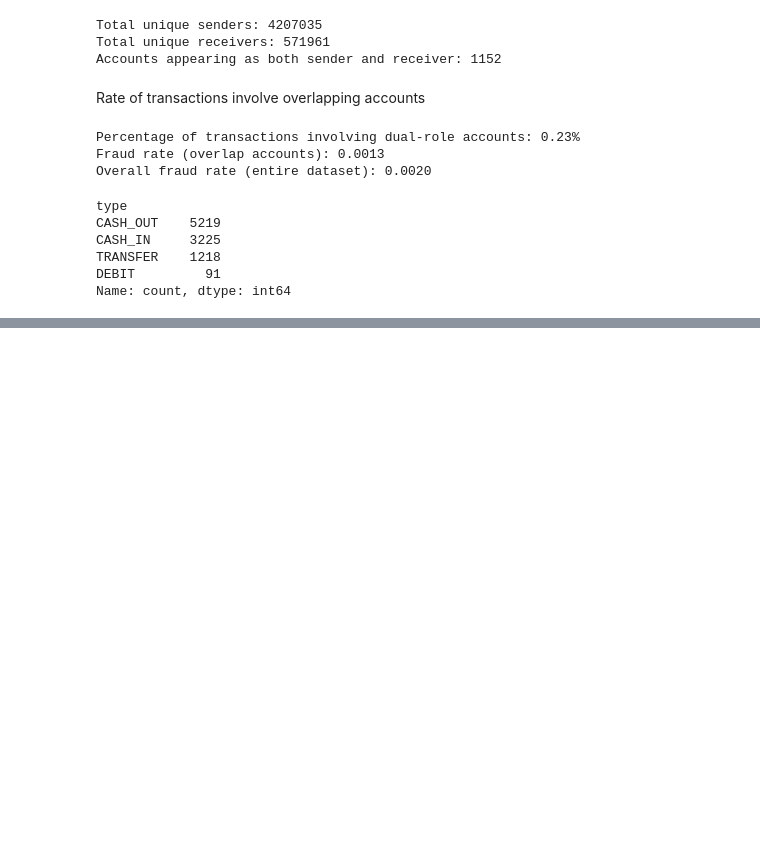
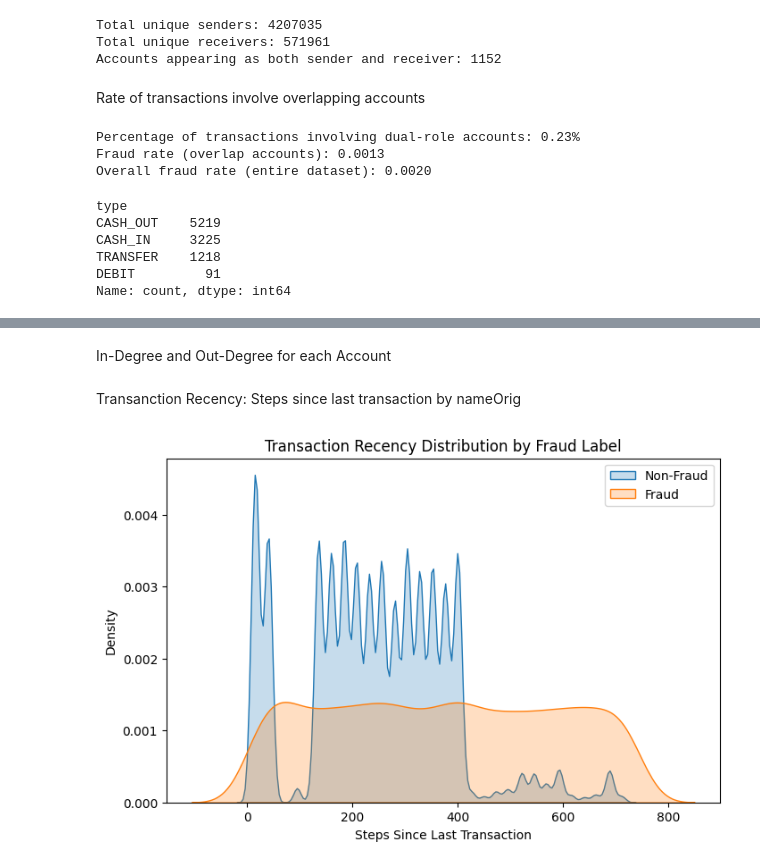
Before and after one commit to jl5045/DSA4263, a Jupyter notebook: notebooks/Feature Engineering.ipynb, the cells around one changed output, grey strips where cells are left out. Drawn from its saved outputs; the diff is of its cells as text; code cells hidden in the pictures; blank space fills up the shorter version.

```diff
--- a/notebooks/Feature Engineering.ipynb
+++ b/notebooks/Feature Engineering.ipynb
@@ -165,3 +166,34 @@ df = df.merge(num_received, on='nameDest', how='left')
 
 # Fill NaN (e.g., users who never received anything) with 0
 df[['numSent', 'numReceived']] = df[['numSent', 'numReceived']].fillna(0)
+# %% [markdown]
+In-Degree and Out-Degree for each Account
+# %%
+num_unique_dest = (
+    df.groupby('nameOrig')['nameDest']
+      .nunique()
+      .reset_index(name='numUniqueDest')
+)
+
+num_unique_orig = (
+    df.groupby('nameDest')['nameOrig']
+      .nunique()
+      .reset_index(name='numUniqueOrig')
+)
+
+# Merge sender-based feature
+df = df.merge(num_unique_dest, on='nameOrig', how='left')
+
+# Merge receiver-based feature
+df = df.merge(num_unique_orig, on='nameDest', how='left')
+
+# Fill missing values (e.g., accounts that never sent or never received)
+df[['numUniqueDest', 'numUniqueOrig']] = df[['numUniqueDest', 'numUniqueOrig']].fillna(0)
+# %% [markdown]
+Transanction Recency: Steps since last transaction by nameOrig
+# %%
+df = df.sort_values(by=['nameOrig', 'step']).reset_index(drop=True)
+
+df['transactionRecency'] = df.groupby('nameOrig')['step'].diff()
+
+df['transactionRecency'] = df['transactionRecency'].fillna(df['step'])
@@ -167,0 +204,10 @@ df[['numSent', 'numReceived']] = df[['numSent', 'numReceived']].fillna(0)
+# %%
+plt.figure(figsize=(8,5))
+sns.kdeplot(df[df['isFraud']==0]['transactionRecency'], label='Non-Fraud', fill=True)
+sns.kdeplot(df[df['isFraud']==1]['transactionRecency'], label='Fraud', fill=True)
+plt.title('Transaction Recency Distribution by Fraud Label')
+plt.xlabel('Steps Since Last Transaction')
+plt.legend()
+plt.show()
+# %% [output]
+[figure, added]
```
Also changed, not shown: parts of 5 cells of this notebook.
